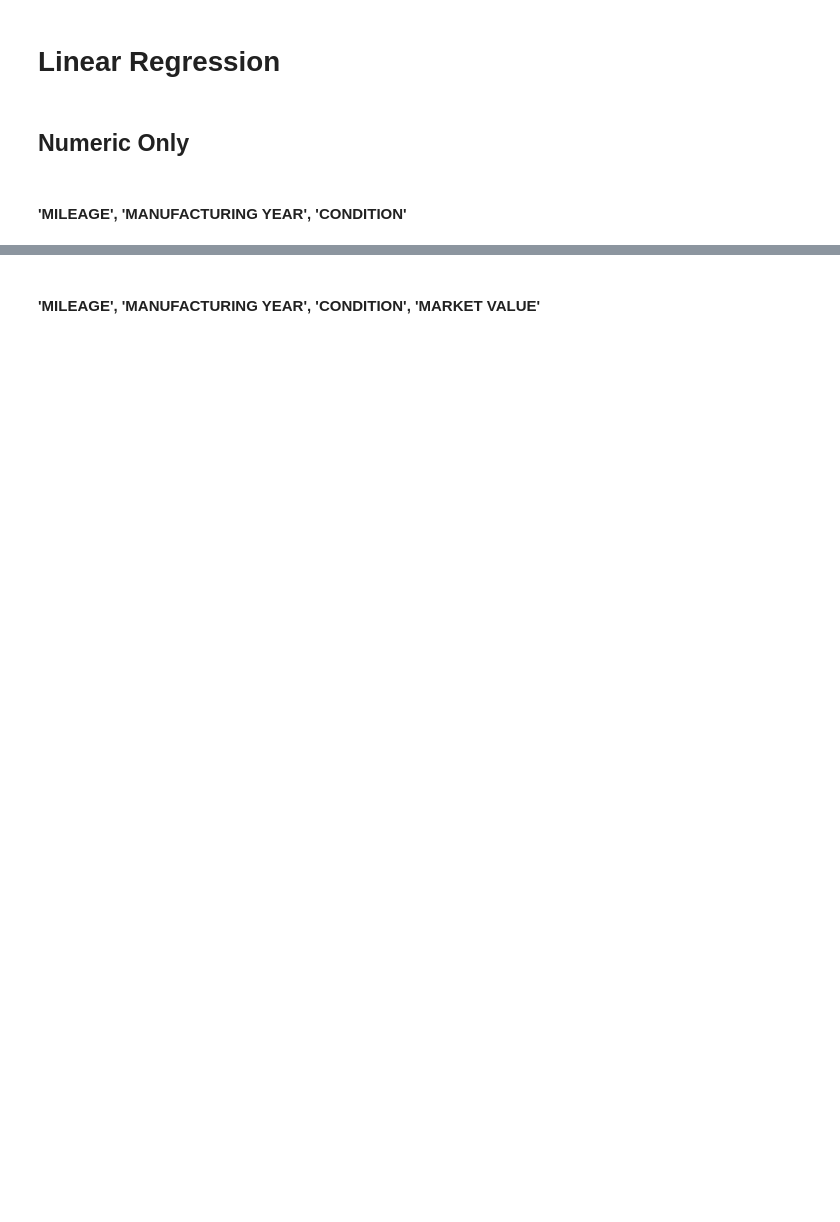
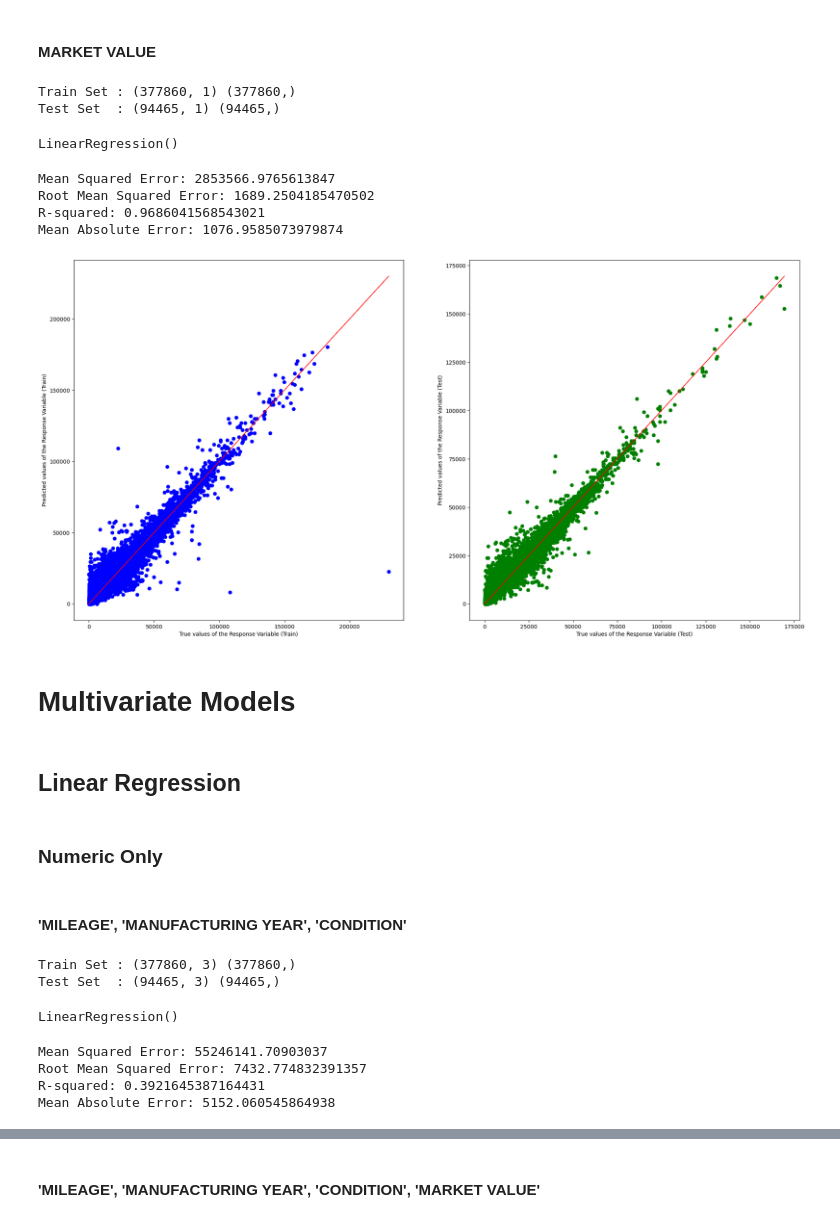
Before and after one commit to quekdylan/SC1015-Project, a Jupyter notebook: SC1015 Regression Model.ipynb, the cells around one changed output, grey strips where cells are left out. Saved outputs shown, nothing was run; the diff lists cells and outputs as text; code cells hidden in the pictures; blank space fills up the shorter version.

Commit message:
Cleaned up notebook, Added Models
Added Univariate Regression, Catboost and Random Forest

```diff
--- a/SC1015 Regression Model.ipynb
+++ b/SC1015 Regression Model.ipynb
@@ -22,7 +199,61 @@ df.head()
+# %% [markdown]
+#### MARKET VALUE
+# %%
+# Assuming your data is in a pandas DataFrame called 'df'
+features = ['MARKET VALUE']
+target = 'SELLING PRICE'
+
+X = df[features]
+y = df[target]
+
+X_train, X_test, y_train, y_test = train_test_split(X, y, test_size=0.2, random_state=42)
+print("Train Set :", X_train.shape, y_train.shape)
+print("Test Set  :", X_test.shape, y_test.shape)
+model = LinearRegression()
+model.fit(X_train, y_train)
+# %% [output]
+Train Set : (377860, 1) (377860,)
+Test Set  : (94465, 1) (94465,)
+LinearRegression()
+# %%
+y_test_pred = model.predict(X_test)  # Predicted prices
+y_train_pred = model.predict(X_train)
+
+mse = mean_squared_error(y_test, y_test_pred)
+rmse = np.sqrt(mse)
+r2 = r2_score(y_test, y_test_pred)
+mae = mean_absolute_error(y_test, y_test_pred)
+
+# Print the metrics
+print("Mean Squared Error:", mse)
+print("Root Mean Squared Error:", rmse)
+print("R-squared:", r2)
+print("Mean Absolute Error:", mae)
+# %% [output]
+Mean Squared Error: 2853566.9765613847
+Root Mean Squared Error: 1689.2504185470502
+R-squared: 0.9686041568543021
+Mean Absolute Error: 1076.9585073979874
+# %%
+f, axes = plt.subplots(1, 2, figsize=(24, 12))
+
+axes[0].scatter(y_train, y_train_pred, color = "blue")
+axes[0].plot(y_train, y_train, 'r-', linewidth = 1)
+axes[0].set_xlabel("True values of the Response Variable (Train)")
+axes[0].set_ylabel("Predicted values of the Response Variable (Train)")
+axes[1].scatter(y_test, y_test_pred, color = "green")
+axes[1].plot(y_test, y_test, 'r-', linewidth = 1)
+axes[1].set_xlabel("True values of the Response Variable (Test)")
+axes[1].set_ylabel("Predicted values of the Response Variable (Test)")
+plt.show()
+# %% [output]
+[figure, added]
+# %% [markdown]
+# Multivariate Models
 # %% [markdown]
-# Linear Regression
+## Linear Regression
 # %% [markdown]
-## Numeric Only
+### Numeric Only
 # %% [markdown]
 #### 'MILEAGE', 'MANUFACTURING YEAR', 'CONDITION'
 # %%
@@ -34,19 +265,30 @@ X = df[features]
 y = df[target]
 
 X_train, X_test, y_train, y_test = train_test_split(X, y, test_size=0.2, random_state=42)
-
+print("Train Set :", X_train.shape, y_train.shape)
+print("Test Set  :", X_test.shape, y_test.shape)
 model = LinearRegression()
 model.fit(X_train, y_train)
+# %% [output]
+Train Set : (377860, 3) (377860,)
+Test Set  : (94465, 3) (94465,)
+LinearRegression()
 # %%
-y_pred = model.predict(X_test)  # Predicted prices
+y_test_pred = model.predict(X_test)  # Predicted prices
+y_train_pred = model.predict(X_train)
 
-mse = mean_squared_error(y_test, y_pred)
+mse = mean_squared_error(y_test, y_test_pred)
 rmse = np.sqrt(mse)
-r2 = r2_score(y_test, y_pred)
-mae = mean_absolute_error(y_test, y_pred)
+r2 = r2_score(y_test, y_test_pred)
+mae = mean_absolute_error(y_test, y_test_pred)
 
 # Print the metrics
 print("Mean Squared Error:", mse)
 print("Root Mean Squared Error:", rmse)
 print("R-squared:", r2)
 print("Mean Absolute Error:", mae)
+# %% [output]
+Mean Squared Error: 55246141.70903037
+Root Mean Squared Error: 7432.774832391357
+R-squared: 0.3921645387164431
+Mean Absolute Error: 5152.060545864938
```
Also changed, not shown: parts of 50 cells of this notebook.
